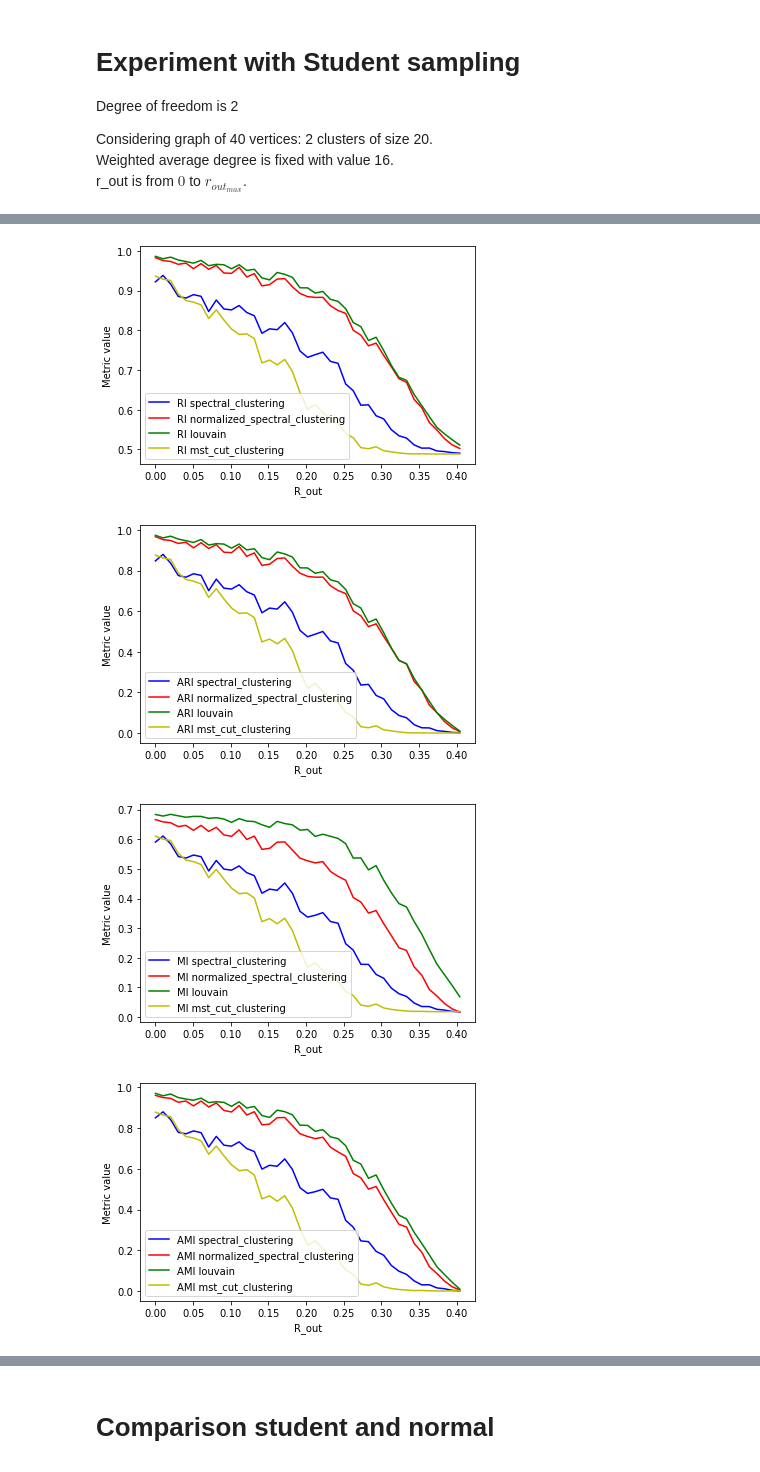
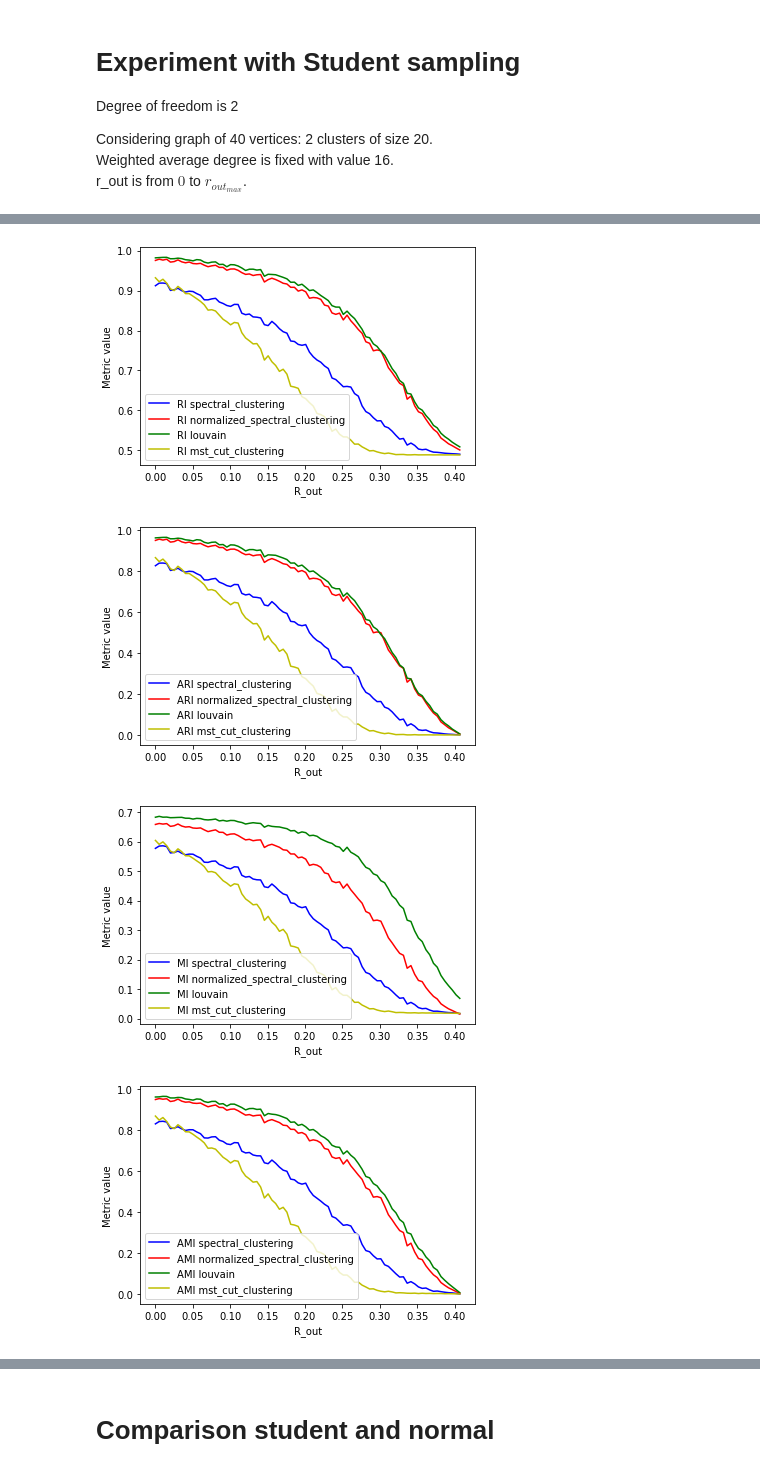
Before and after one commit to orrrrtem/Clustering_uncertainty, a Jupyter notebook: Experiment_student_distr.ipynb, the cells around one changed output, grey strips where cells are left out. Saved outputs shown, nothing was run; the diff lists cells and outputs as text; code cells hidden in the pictures.

Commit message:
added experiments with 1000 repeats

```diff
--- a/Experiment_student_distr.ipynb
+++ b/Experiment_student_distr.ipynb
@@ -16,7 +16,7 @@ Considering graph of 40 vertices: 2 clusters of size 20.
 Weighted average degree is fixed with value 16.
 r_out is from $0$ to $r_{out_{max}}$.
 # %%
-rs = get_rs_from_fixed_weighted_degree(degree=16, cluster_size= 20, num_clusters=2,r_out_bound = (0,1,100))
+rs = get_rs_from_fixed_weighted_degree(degree=16, cluster_size= 20, num_clusters=2,r_out_bound = (0,1,200))
 # %%
 true_labels, result, estimated_graphs_bags= compute_clustering(
     rs,
@@ -45,20 +45,20 @@ true_labels, result, estimated_graphs_bags= compute_clustering(
     num_clusters = 2,
     cluster_size=20,
     sample_vol = 80,
-    num_repeats=200,
+    num_repeats=1000,
     corr_estimator=stats.pearsonr,
     distribution = multivariate_t_rvs,
     **{'df':2})
 # %%
 metrics80 = validation(rs, true_labels, result, estimated_graphs_bags, by_rin = False)
 
 df80 = metrics_to_df(metrics80, rs)
-df80.to_csv('student2_graph_40_degree16_sample_80_repeates400')
+df80.to_csv('student2_graph_40_degree16_sample_80_repeates1000_r_out_200')
 # %% [output]
-[figure, old version]
+[figure, new version]
-[figure, old version]
+[figure, new version]
-[figure, old version]
+[figure, new version]
-[figure, old version]
+[figure, new version]
 # %%
 true_labels, result, estimated_graphs_bags= compute_clustering(
     rs,
```
Also changed, not shown: parts of 7 cells of this notebook, 4 other files.
